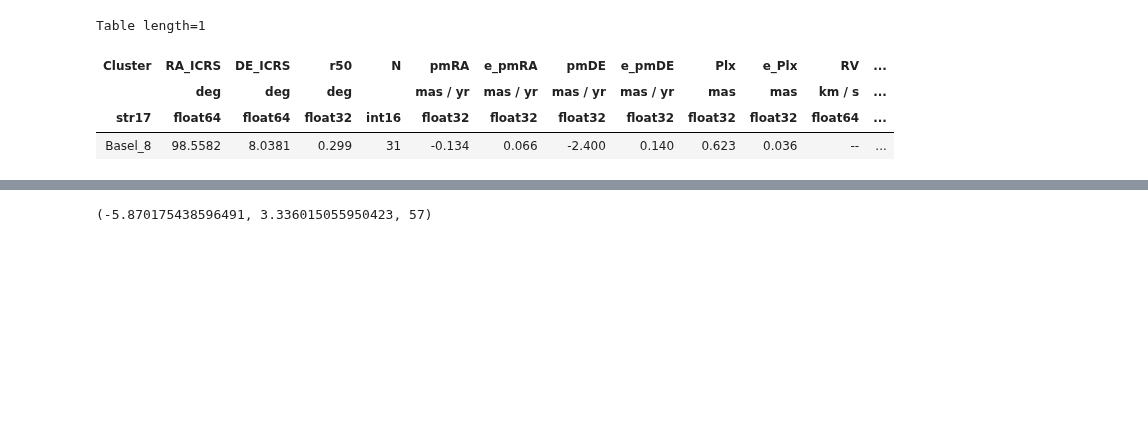
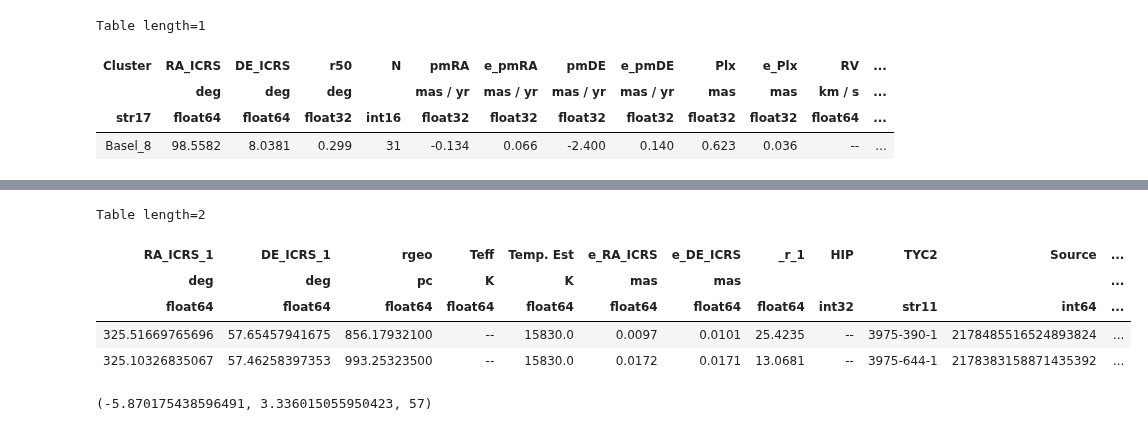
Before and after one commit to surodeep26/Runaway-Stars, a Jupyter notebook: v16.ipynb, the cells around one changed output, grey strips where cells are left out. Cells and saved outputs as stored; diff of their text form; code cells hidden in the pictures; blank space fills up the shorter version.

```diff
--- a/v16.ipynb
+++ b/v16.ipynb
@@ -61,3 +53,12 @@ np.count_nonzero(~cl.stars_in_region()['RV'].mask)
+# %%
+cl.runaways()
+# %% [output]
+Table length=2
+| RA_ICRS_1 | DE_ICRS_1 | rgeo | Teff | Temp. Est | e_RA_ICRS | e_DE_ICRS | _r_1 | HIP | TYC2 | Source | ... |
+| deg | deg | pc | K | K | mas | mas |  |  |  |  | ... |
+| float64 | float64 | float64 | float64 | float64 | float64 | float64 | float64 | int32 | str11 | int64 | ... |
+| 325.51669765696 | 57.65457941675 | 856.17932100 | -- | 15830.0 | 0.0097 | 0.0101 | 25.4235 | -- | 3975-390-1 | 2178485516524893824 | ... |
+| 325.10326835067 | 57.46258397353 | 993.25323500 | -- | 15830.0 | 0.0172 | 0.0171 | 13.0681 | -- | 3975-644-1 | 2178383158871435392 | ... |
 # %%
 
 %run runaway_functionsv3
```
Also changed, not shown: parts of 7 cells of this notebook, 6 other files.
